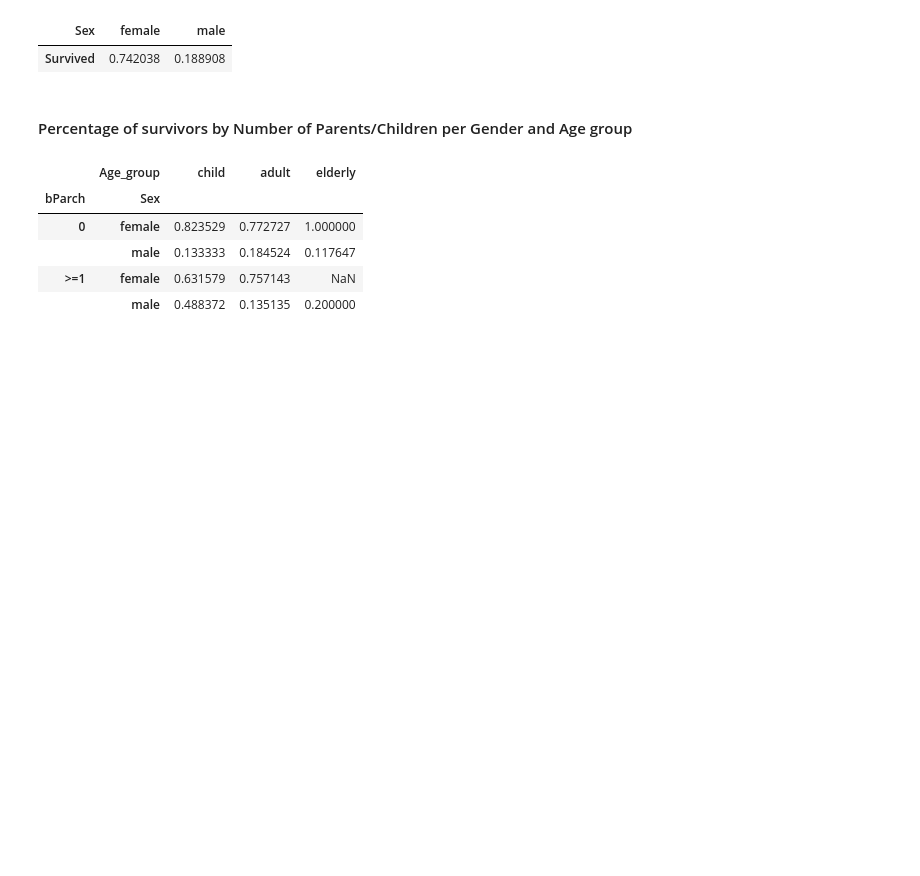
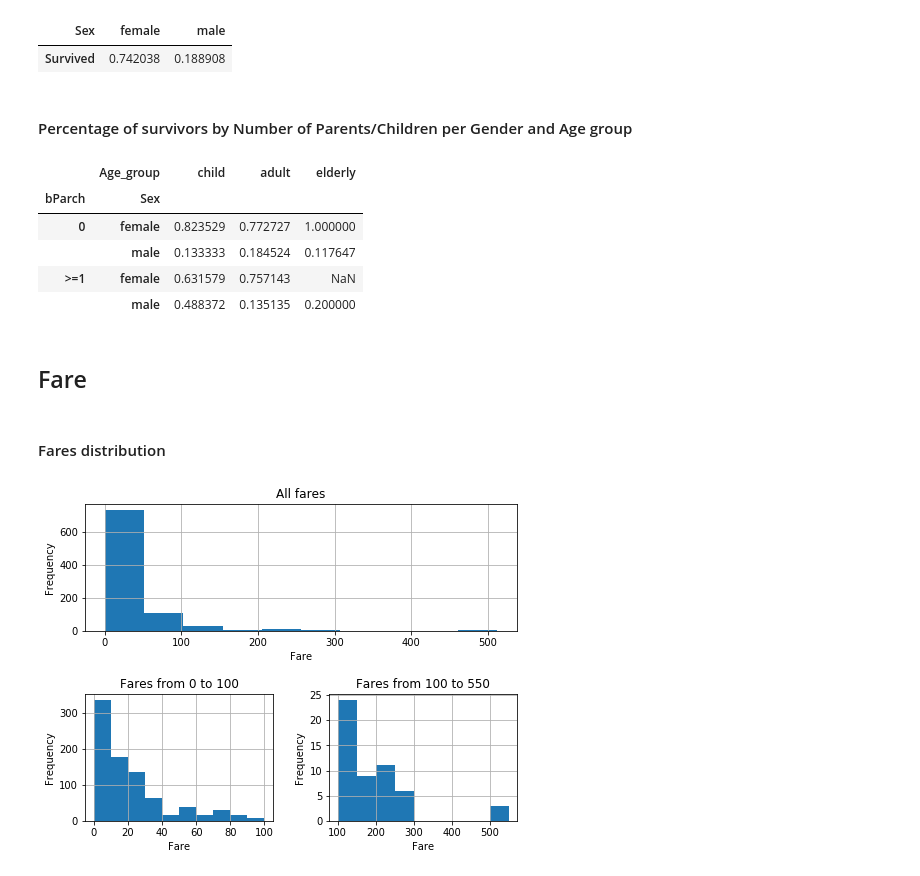
Before and after one commit to silvuple/Machine-Learning-Titanic-Kaggle, a Jupyter notebook: titanic_features_analysis.ipynb, the cells around one changed output. Saved outputs shown, nothing was run; the diff lists cells and outputs as text; code cells hidden in the pictures; blank space fills up the shorter version.

```diff
--- a/titanic_features_analysis.ipynb
+++ b/titanic_features_analysis.ipynb
@@ -541,3 +553,31 @@ df.groupby(['bParch', 'Sex', 'Age_group']).Survived.mean().unstack()
 |  | male | 0.133333 | 0.184524 | 0.117647 |
 | >=1 | female | 0.631579 | 0.757143 | NaN |
 |  | male | 0.488372 | 0.135135 | 0.200000 |
+# %% [markdown]
+## Fare
+# %% [markdown]
+#### Fares distribution
+# %%
+plt.figure(1)
+
+plt.subplot(211)
+df.Fare.plot(kind='hist')
+plt.grid(True)
+plt.title('All fares')
+plt.xlabel('Fare')
+
+plt.subplot(223)
+df.Fare.plot(kind='hist', range=(0,100))
+plt.grid(True)
+plt.title('Fares from 0 to 100')
+plt.xlabel('Fare')
+
+plt.subplot(224)
+df.Fare.plot(kind='hist', range=(100,550), bins=9)
+plt.grid(True)
+plt.title('Fares from 100 to 550')
+plt.xlabel('Fare')
+
+plt.subplots_adjust(top=1.25, bottom=0.15, left=0.5, right=1.5, hspace=0.5, wspace=0.30)
+# %% [output]
+[figure, added]
```
Also changed, not shown: parts of 8 cells of this notebook.
